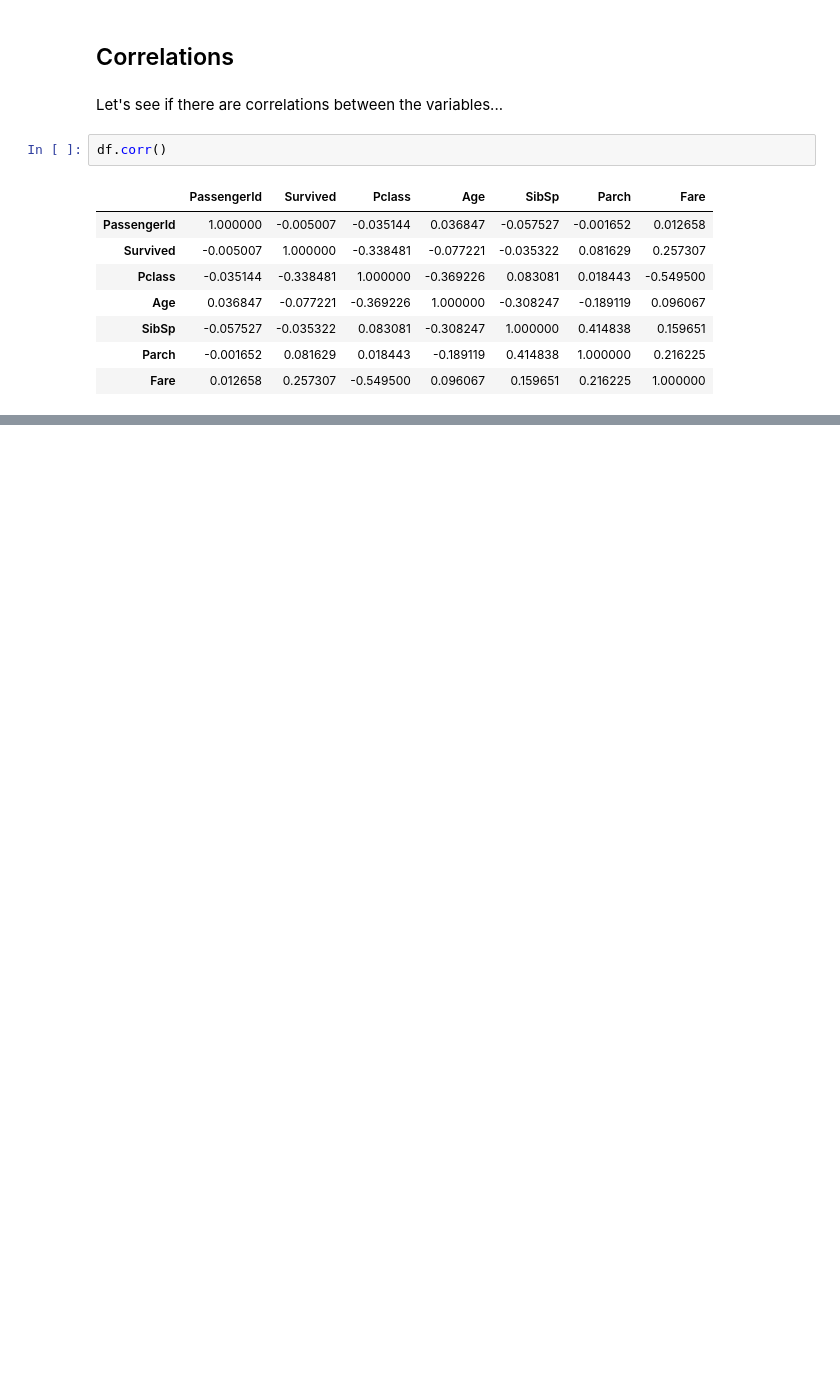
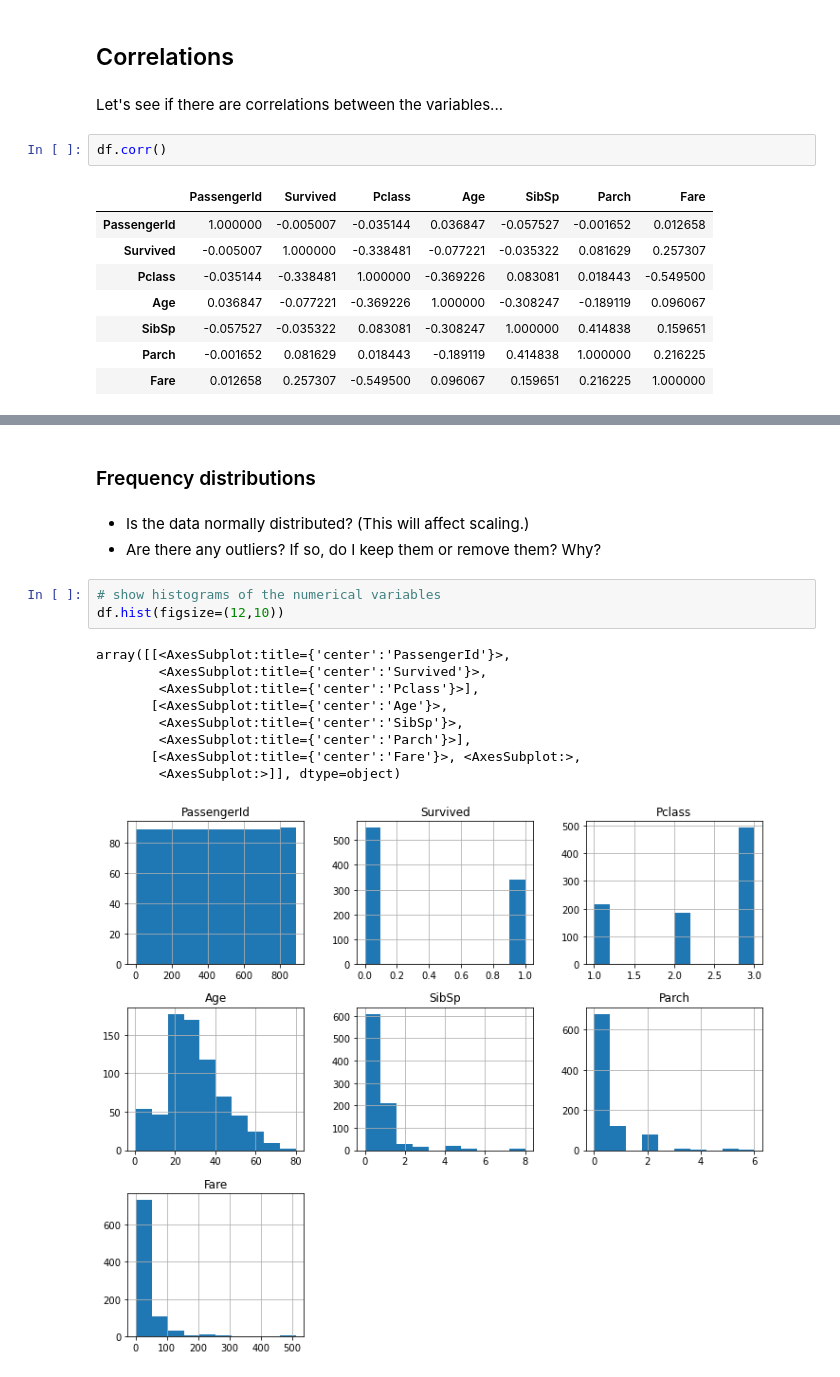
Before and after one commit to JonR45/Titanic, a Jupyter notebook: titanic_project.ipynb, the cells around one changed output, grey strips where cells are left out. Drawn from its saved outputs; the diff is of its cells as text; blank space fills up the shorter version.

```diff
--- a/titanic_project.ipynb
+++ b/titanic_project.ipynb
@@ -264,0 +328,18 @@ df.corr()
+# %% [markdown]
+### Frequency distributions <a id='freq_distribution' ><a/>
+# %% [markdown]
+* Is the data normally distributed? (This will affect scaling.)
+* Are there any outliers? If so, do I keep them or remove them? Why?
+# %%
+# show histograms of the numerical variables
+df.hist(figsize=(12,10))
+# %% [output]
+array([[<AxesSubplot:title={'center':'PassengerId'}>,
+        <AxesSubplot:title={'center':'Survived'}>,
+        <AxesSubplot:title={'center':'Pclass'}>],
+       [<AxesSubplot:title={'center':'Age'}>,
+        <AxesSubplot:title={'center':'SibSp'}>,
+        <AxesSubplot:title={'center':'Parch'}>],
+       [<AxesSubplot:title={'center':'Fare'}>, <AxesSubplot:>,
+        <AxesSubplot:>]], dtype=object)
+[figure, added]
```
Also changed, not shown: parts of 55 cells of this notebook.
